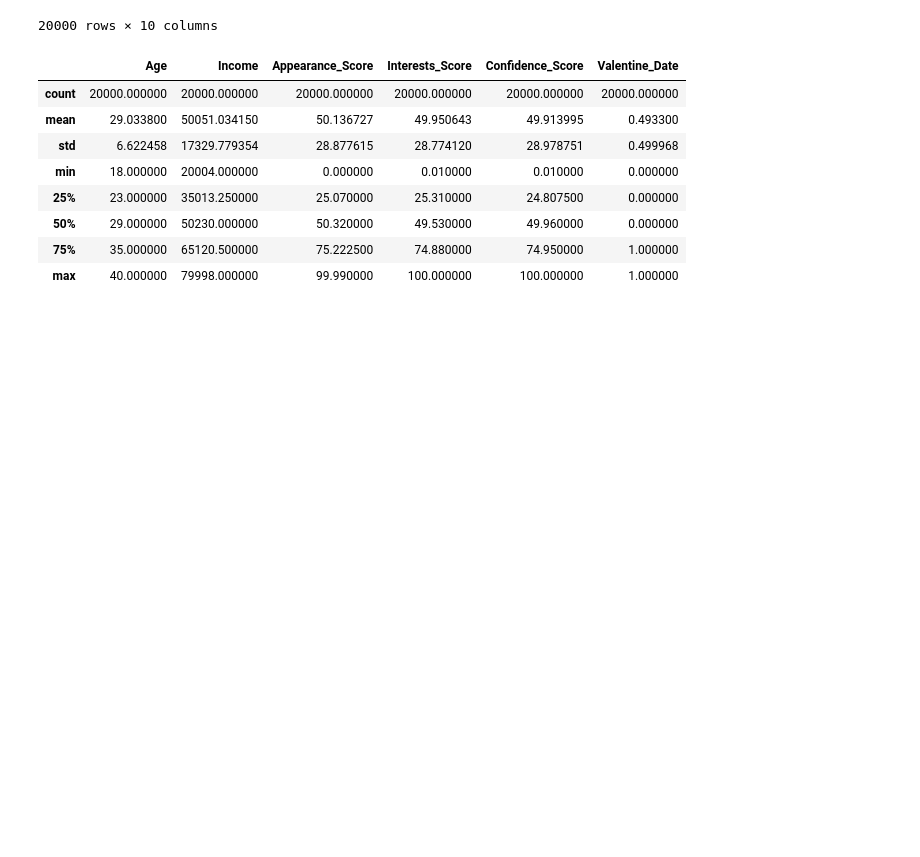
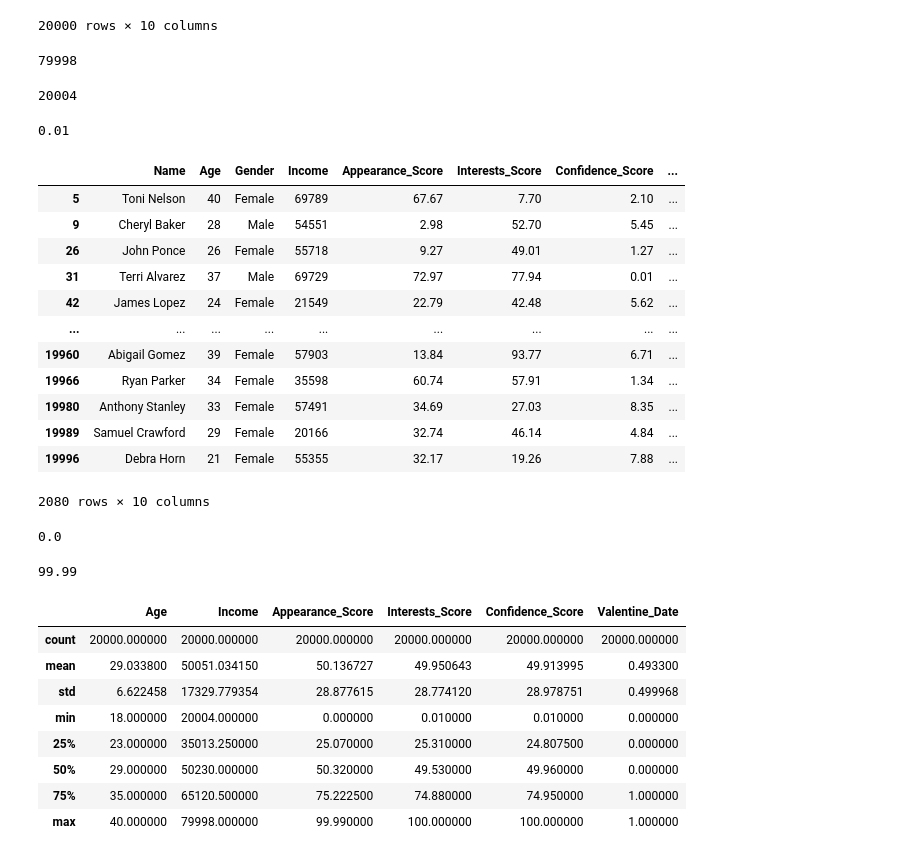
Before and after one commit to MaukanMir/Valentine-Classifier, a Jupyter notebook: training.ipynb, the cells around one changed output. Drawn from its saved outputs; the diff is of its cells as text; code cells hidden in the pictures; blank space fills up the shorter version.

```diff
--- a/training.ipynb
+++ b/training.ipynb
@@ -123,6 +123,46 @@ df
 | 19998 | Rebecca Morton | 33 | Female | 22483 | 73.67 | 64.29 | 29.53 | ... |
 | 19999 | Erik Curry | 21 | Male | 51812 | 50.02 | 47.97 | 45.85 | ... |
 20000 rows × 10 columns
+# %%
+df["Income"].max()
+# %% [output]
+79998
+# %%
+df["Income"].min()
+# %% [output]
+20004
+# %%
+df["Interests_Score"].max()
+df["Interests_Score"].min()
+
+df["Confidence_Score"].max()
+df["Confidence_Score"].min()
+# %% [output]
+0.01
+# %%
+df[df["Confidence_Score"] <10.0]
+# %% [output]
+|  | Name | Age | Gender | Income | Appearance_Score | Interests_Score | Confidence_Score | ... |
+| 5 | Toni Nelson | 40 | Female | 69789 | 67.67 | 7.70 | 2.10 | ... |
+| 9 | Cheryl Baker | 28 | Male | 54551 | 2.98 | 52.70 | 5.45 | ... |
+| 26 | John Ponce | 26 | Female | 55718 | 9.27 | 49.01 | 1.27 | ... |
+| 31 | Terri Alvarez | 37 | Male | 69729 | 72.97 | 77.94 | 0.01 | ... |
+| 42 | James Lopez | 24 | Female | 21549 | 22.79 | 42.48 | 5.62 | ... |
+| ... | ... | ... | ... | ... | ... | ... | ... | ... |
+| 19960 | Abigail Gomez | 39 | Female | 57903 | 13.84 | 93.77 | 6.71 | ... |
+| 19966 | Ryan Parker | 34 | Female | 35598 | 60.74 | 57.91 | 1.34 | ... |
+| 19980 | Anthony Stanley | 33 | Female | 57491 | 34.69 | 27.03 | 8.35 | ... |
+| 19989 | Samuel Crawford | 29 | Female | 20166 | 32.74 | 46.14 | 4.84 | ... |
+| 19996 | Debra Horn | 21 | Female | 55355 | 32.17 | 19.26 | 7.88 | ... |
+2080 rows × 10 columns
+# %%
+df["Appearance_Score"].min()
+# %% [output]
+0.0
+# %%
+df["Appearance_Score"].max()
+# %% [output]
+99.99
 # %%
 df.describe()
 # %% [output]
```
